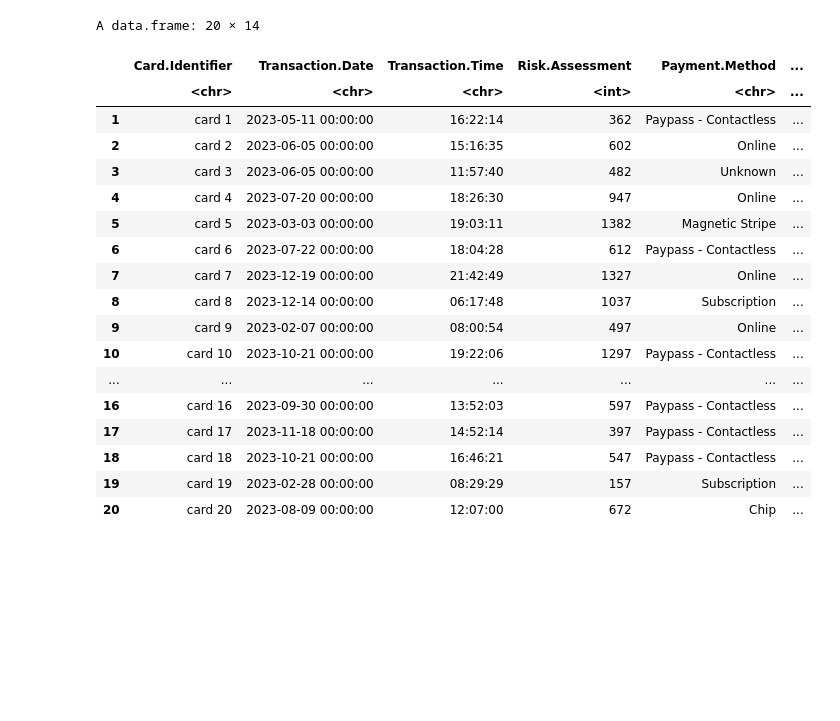
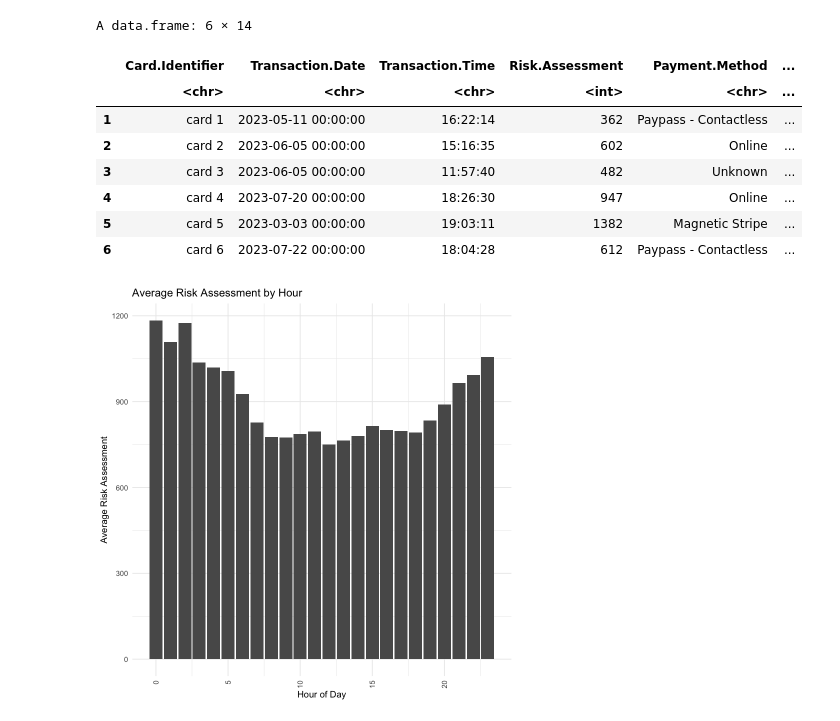
Before and after one commit to diaazavery/bolt-project, a Jupyter notebook: EDA.ipynb, the cells around one changed output. Cells and saved outputs as stored; diff of their text form; code cells hidden in the pictures; blank space fills up the shorter version.

```diff
--- a/EDA.ipynb
+++ b/EDA.ipynb
@@ -105,24 +105,47 @@ correct_time_format_conditional <- function(time_str) {
  bolt_dataset_time_fixed <- bolt_dataset %>%
      mutate(Transaction.Time = sapply(Transaction.Time, correct_time_format_conditional))
 
-head(bolt_dataset_time_fixed, 20)
+#bolt_data_clean <- bolt_dataset_time_fixed %>%
+#  filter(
-# %% [output]
-A data.frame: 20 × 14
-|  | Card.Identifier | Transaction.Date | Transaction.Time | Risk.Assessment | Payment.Method | ... |
-|  | <chr> | <chr> | <chr> | <int> | <chr> | ... |
-| 1 | card 1 | 2023-05-11 00:00:00 | 16:22:14 | 362 | Paypass - Contactless | ... |
-| 2 | card 2 | 2023-06-05 00:00:00 | 15:16:35 | 602 | Online | ... |
-| 3 | card 3 | 2023-06-05 00:00:00 | 11:57:40 | 482 | Unknown | ... |
-| 4 | card 4 | 2023-07-20 00:00:00 | 18:26:30 | 947 | Online | ... |
-| 5 | card 5 | 2023-03-03 00:00:00 | 19:03:11 | 1382 | Magnetic Stripe | ... |
-| 6 | card 6 | 2023-07-22 00:00:00 | 18:04:28 | 612 | Paypass - Contactless | ... |
-| 7 | card 7 | 2023-12-19 00:00:00 | 21:42:49 | 1327 | Online | ... |
-| 8 | card 8 | 2023-12-14 00:00:00 | 06:17:48 | 1037 | Subscription | ... |
-| 9 | card 9 | 2023-02-07 00:00:00 | 08:00:54 | 497 | Online | ... |
-| 10 | card 10 | 2023-10-21 00:00:00 | 19:22:06 | 1297 | Paypass - Contactless | ... |
-| ... | ... | ... | ... | ... | ... | ... |
-| 16 | card 16 | 2023-09-30 00:00:00 | 13:52:03 | 597 | Paypass - Contactless | ... |
-| 17 | card 17 | 2023-11-18 00:00:00 | 14:52:14 | 397 | Paypass - Contactless | ... |
-| 18 | card 18 | 2023-10-21 00:00:00 | 16:46:21 | 547 | Paypass - Contactless | ... |
-| 19 | card 19 | 2023-02-28 00:00:00 | 08:29:29 | 157 | Subscription | ... |
-| 20 | card 20 | 2023-08-09 00:00:00 | 12:07:00 | 672 | Chip | ... |
+# %%
+
+fix_time_format <- function(times) {
+    # Function to pad single digit to double digit
+    pad_digit <- function(x) {
+        if (nchar(x) == 1) {
+            return(paste0("0", x))
+        }
+        return(x)
+    }
+
+    # Split the string by ':', pad each part, and then recombine
+    times <- sapply(times, function(time) {
+        parts <- strsplit(time, ":")[[1]]
+        parts <- lapply(parts, pad_digit)
+        # Reconstruct the time parts into HH:MM:SS
+        time_fixed <- paste0(ifelse(length(parts) < 3, "00", parts[1]), ":",
+                             ifelse(length(parts) < 2, "00", parts[length(parts) - 1]), ":",
+                             ifelse(length(parts) < 1, "00", pad_digit(parts[length(parts)])))
+        return(time_fixed)
+    })
+
+    return(times)
+}
+bolt_dataset<- bolt_dataset_time_fixed %>%
+     mutate(Transaction.Time = sapply(Transaction.Time, fix_time_format))
+
+bolt_data_clean <- bolt_dataset%>%
+    filter(Transaction.Time!="00:00:") %>%
+    na.omit(bolt_dataset_time_fixed)
+
+head(bolt_data_clean)
+# %% [output]
+A data.frame: 6 × 14
+|  | Card.Identifier | Transaction.Date | Transaction.Time | Risk.Assessment | Payment.Method | ... |
+|  | <chr> | <chr> | <chr> | <int> | <chr> | ... |
+| 1 | card 1 | 2023-05-11 00:00:00 | 16:22:14 | 362 | Paypass - Contactless | ... |
+| 2 | card 2 | 2023-06-05 00:00:00 | 15:16:35 | 602 | Online | ... |
+| 3 | card 3 | 2023-06-05 00:00:00 | 11:57:40 | 482 | Unknown | ... |
+| 4 | card 4 | 2023-07-20 00:00:00 | 18:26:30 | 947 | Online | ... |
+| 5 | card 5 | 2023-03-03 00:00:00 | 19:03:11 | 1382 | Magnetic Stripe | ... |
+| 6 | card 6 | 2023-07-22 00:00:00 | 18:04:28 | 612 | Paypass - Contactless | ... |
@@ -128,0 +162,10 @@ A data.frame: 20 × 14
+# %%
+
+time_vs_risk_plot <- ggplot(bolt_time_vs_risk, aes(x=Hour,y=Avg_Risk_Assessment))+
+geom_bar(stat = "identity")+
+theme_minimal() +
+labs(x = "Hour of Day", y = "Average Risk Assessment", title = "Average Risk Assessment by Hour") +
+theme(axis.text.x = element_text(angle = 90, vjust = 0.5, hjust=1))
+time_vs_risk_plot
+# %% [output]
+[figure, added]
```
Also changed, not shown: parts of 6 cells of this notebook.
